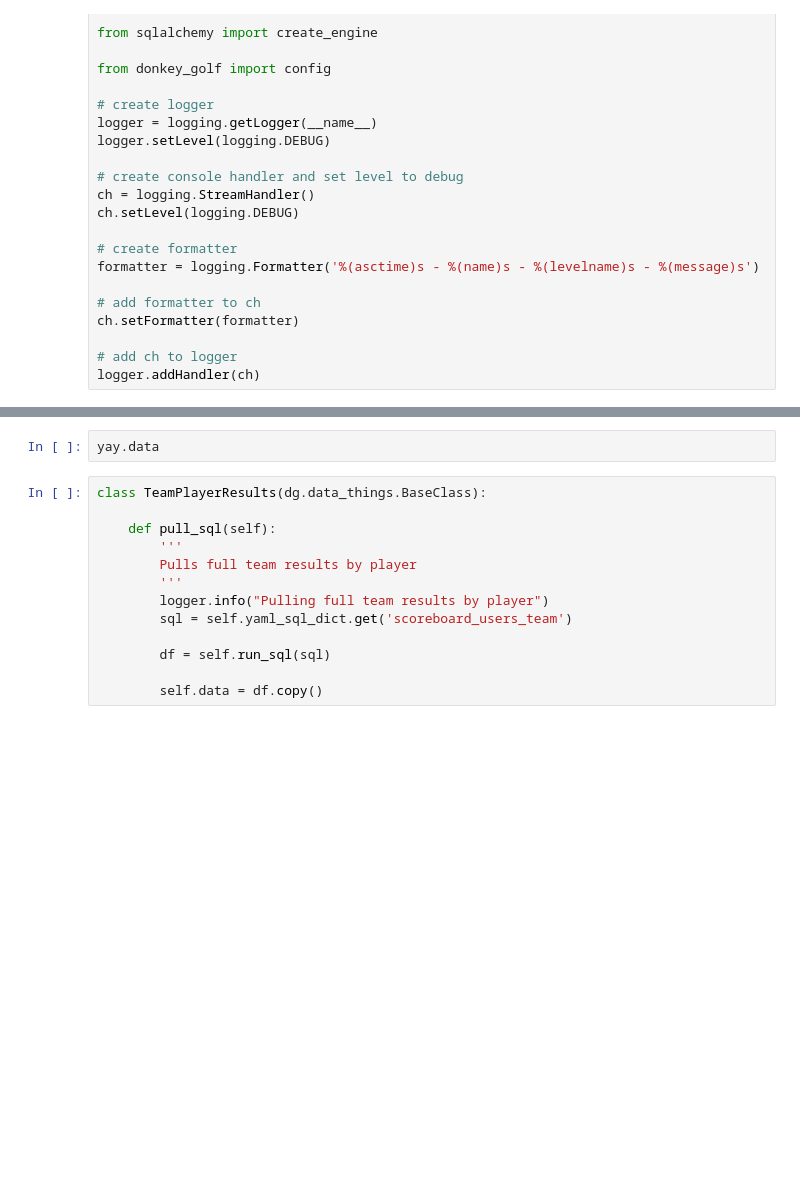
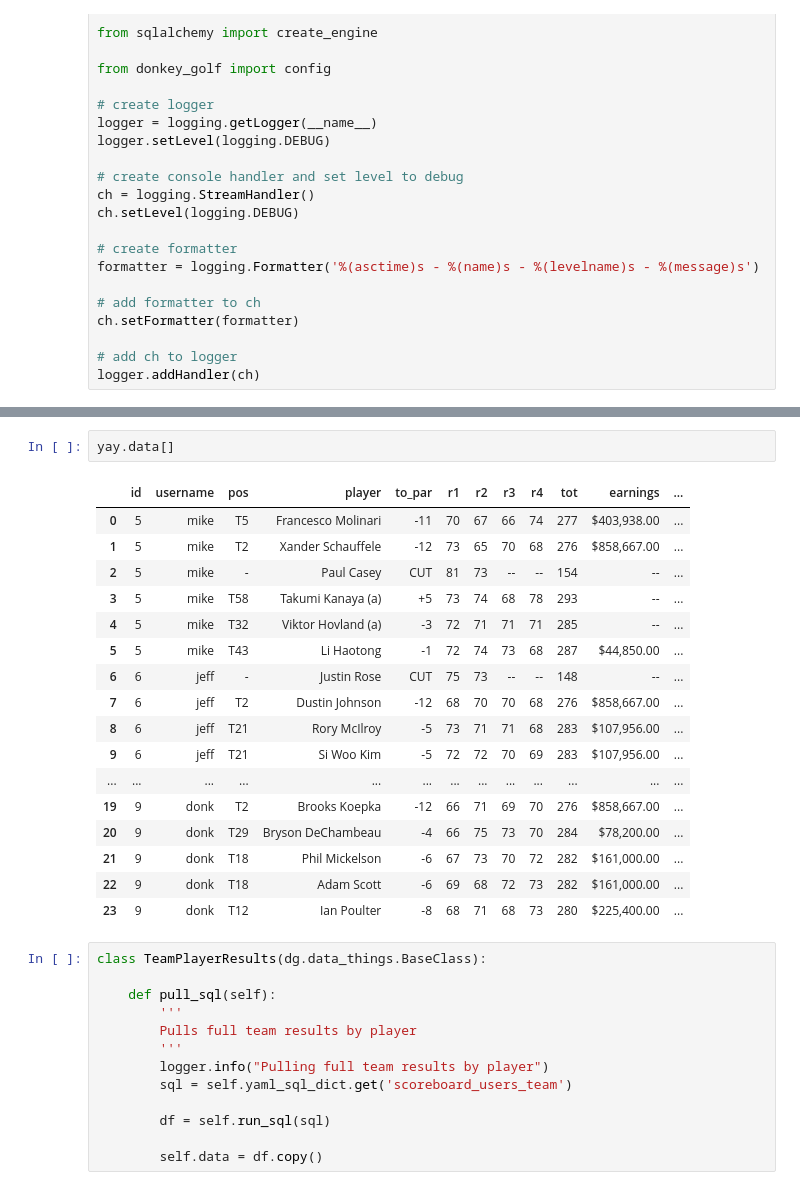
Before and after one commit to jbarton311/donkey_golf, a Jupyter notebook: jupyter_notebooks/class_testing.ipynb, the cells around one changed output, grey strips where cells are left out. Drawn from its saved outputs; the diff is of its cells as text; blank space fills up the shorter version.

```diff
--- a/jupyter_notebooks/class_testing.ipynb
+++ b/jupyter_notebooks/class_testing.ipynb
@@ -42,5 +49,23 @@ yay.run()
 # %%
-yay.data
+yay.data[]
+# %% [output]
+|  | id | username | pos | player | to_par | r1 | r2 | r3 | r4 | tot | earnings | ... |
+| 0 | 5 | mike | T5 | Francesco Molinari | -11 | 70 | 67 | 66 | 74 | 277 | $403,938.00 | ... |
+| 1 | 5 | mike | T2 | Xander Schauffele | -12 | 73 | 65 | 70 | 68 | 276 | $858,667.00 | ... |
+| 2 | 5 | mike | - | Paul Casey | CUT | 81 | 73 | -- | -- | 154 | -- | ... |
+| 3 | 5 | mike | T58 | Takumi Kanaya (a) | +5 | 73 | 74 | 68 | 78 | 293 | -- | ... |
+| 4 | 5 | mike | T32 | Viktor Hovland (a) | -3 | 72 | 71 | 71 | 71 | 285 | -- | ... |
+| 5 | 5 | mike | T43 | Li Haotong | -1 | 72 | 74 | 73 | 68 | 287 | $44,850.00 | ... |
+| 6 | 6 | jeff | - | Justin Rose | CUT | 75 | 73 | -- | -- | 148 | -- | ... |
+| 7 | 6 | jeff | T2 | Dustin Johnson | -12 | 68 | 70 | 70 | 68 | 276 | $858,667.00 | ... |
+| 8 | 6 | jeff | T21 | Rory McIlroy | -5 | 73 | 71 | 71 | 68 | 283 | $107,956.00 | ... |
+| 9 | 6 | jeff | T21 | Si Woo Kim | -5 | 72 | 72 | 70 | 69 | 283 | $107,956.00 | ... |
+| ... | ... | ... | ... | ... | ... | ... | ... | ... | ... | ... | ... | ... |
+| 19 | 9 | donk | T2 | Brooks Koepka | -12 | 66 | 71 | 69 | 70 | 276 | $858,667.00 | ... |
+| 20 | 9 | donk | T29 | Bryson DeChambeau | -4 | 66 | 75 | 73 | 70 | 284 | $78,200.00 | ... |
+| 21 | 9 | donk | T18 | Phil Mickelson | -6 | 67 | 73 | 70 | 72 | 282 | $161,000.00 | ... |
+| 22 | 9 | donk | T18 | Adam Scott | -6 | 69 | 68 | 72 | 73 | 282 | $161,000.00 | ... |
+| 23 | 9 | donk | T12 | Ian Poulter | -8 | 68 | 71 | 68 | 73 | 280 | $225,400.00 | ... |
 # %%
 class TeamPlayerResults(dg.data_things.BaseClass):
 
```
Also changed, not shown: parts of 7 cells of this notebook, 3 other files.
